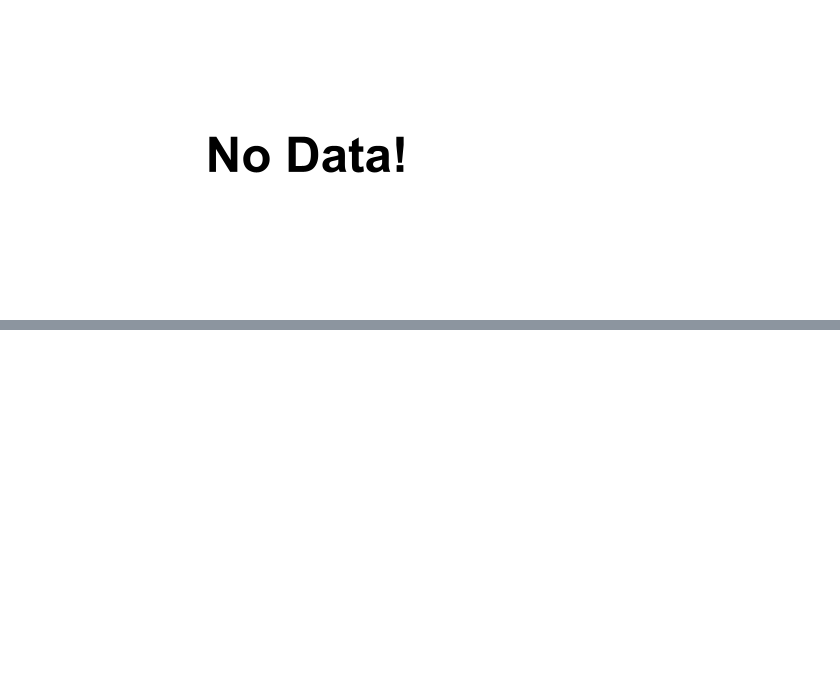
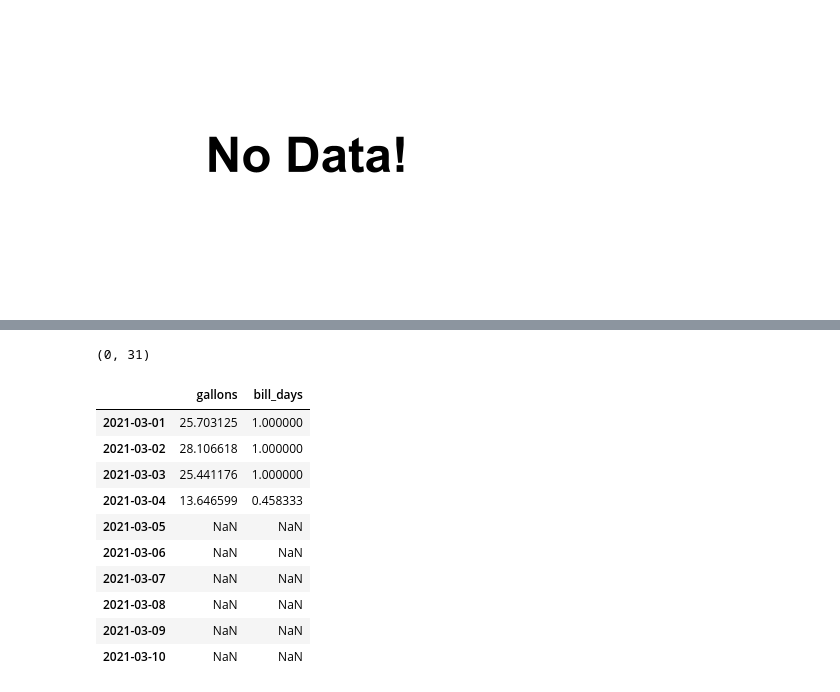
Before and after one commit to alanmitchell/heat-recovery-billing, a Jupyter notebook: heat_billing.ipynb, the cells around one changed output, grey strips where cells are left out. Cells and saved outputs as stored; diff of their text form; code cells hidden in the pictures; blank space fills up the shorter version.

```diff
--- a/heat_billing.ipynb
+++ b/heat_billing.ipynb
@@ -427,0 +505,19 @@ Image.open('images/no-data.png')
+# %%
+monthrange(st.year, st.month)
+# %% [output]
+(0, 31)
+# %%
+dfdf = df_daily.reindex(new_ix)
+dfdf.head(10)
+# %% [output]
+|  | gallons | bill_days |
+| 2021-03-01 | 25.703125 | 1.000000 |
+| 2021-03-02 | 28.106618 | 1.000000 |
+| 2021-03-03 | 25.441176 | 1.000000 |
+| 2021-03-04 | 13.646599 | 0.458333 |
+| 2021-03-05 | NaN | NaN |
+| 2021-03-06 | NaN | NaN |
+| 2021-03-07 | NaN | NaN |
+| 2021-03-08 | NaN | NaN |
+| 2021-03-09 | NaN | NaN |
+| 2021-03-10 | NaN | NaN |
```
Also changed, not shown: parts of 10 cells of this notebook, 3 other files.
